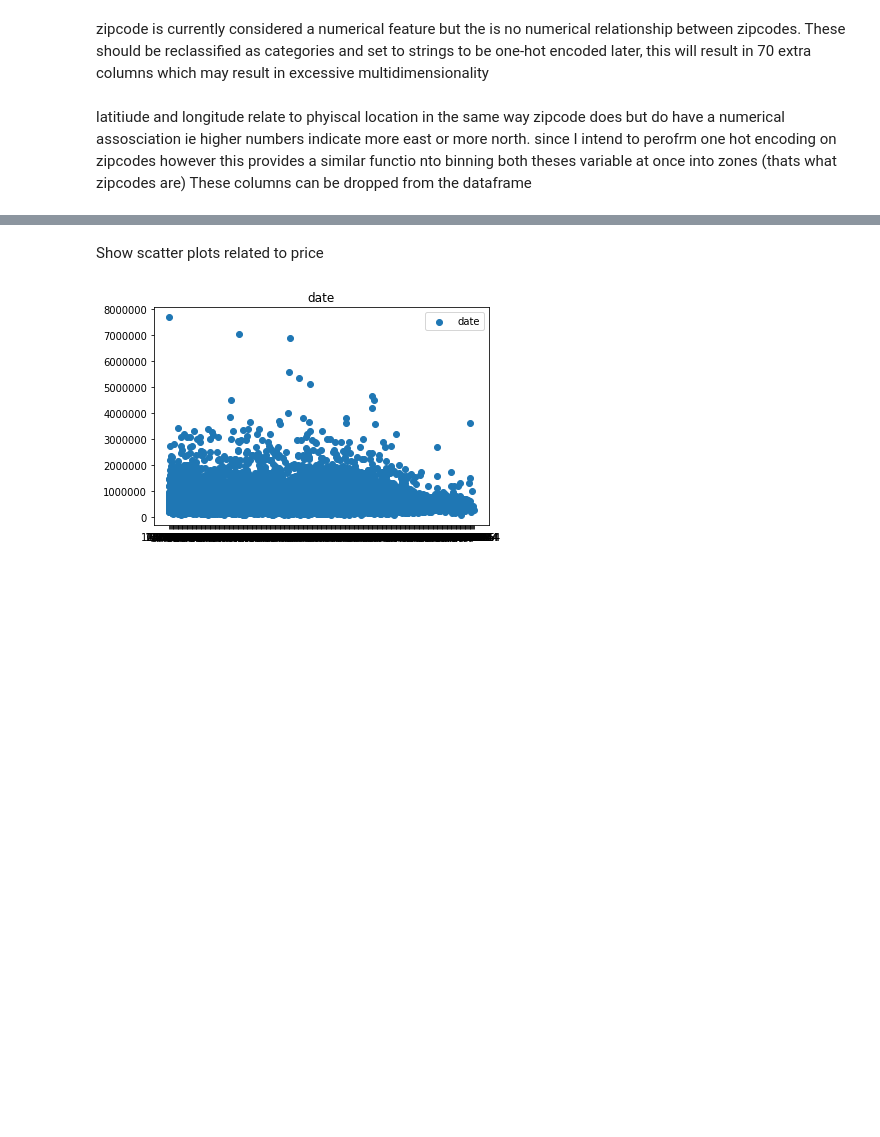
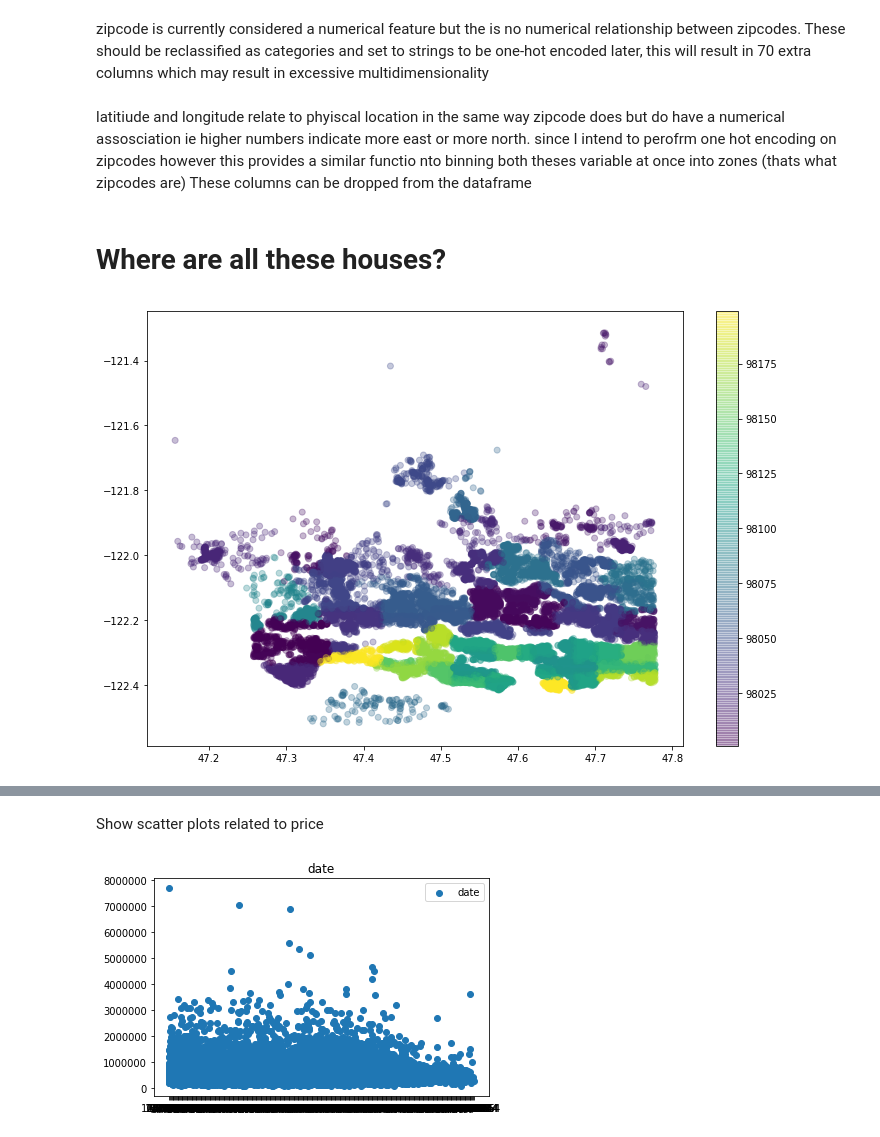
Before and after one commit to ktzioumis/Kings-County-Housing-Prices, a Jupyter notebook: student.ipynb, the cells around one changed output, grey strips where cells are left out. Cells and saved outputs as stored; diff of their text form; code cells hidden in the pictures; blank space fills up the shorter version.

```diff
--- a/student.ipynb
+++ b/student.ipynb
@@ -589,3 +554,12 @@ zipcode is currently considered a numerical feature but the is no numerical rela
 # %% [markdown]
 latitiude and longitude relate to phyiscal location in the same way zipcode does but do have a numerical assosciation ie higher numbers indicate more east or more north. since I intend to perofrm one hot encoding on zipcodes however this provides a similar functio nto binning both theses variable at once into zones (thats what zipcodes are)
 These columns can be dropped from the dataframe
+# %% [markdown]
+# Where are all these houses?
+# %%
+plt.figure(figsize=(12,8))
+plt.scatter(df.lat,df.long,alpha=0.3,c=df.zipcode)
+plt.colorbar()
+plt.show()
+# %% [output]
+[figure, added]
```
Also changed, not shown: parts of 30 cells of this notebook.
